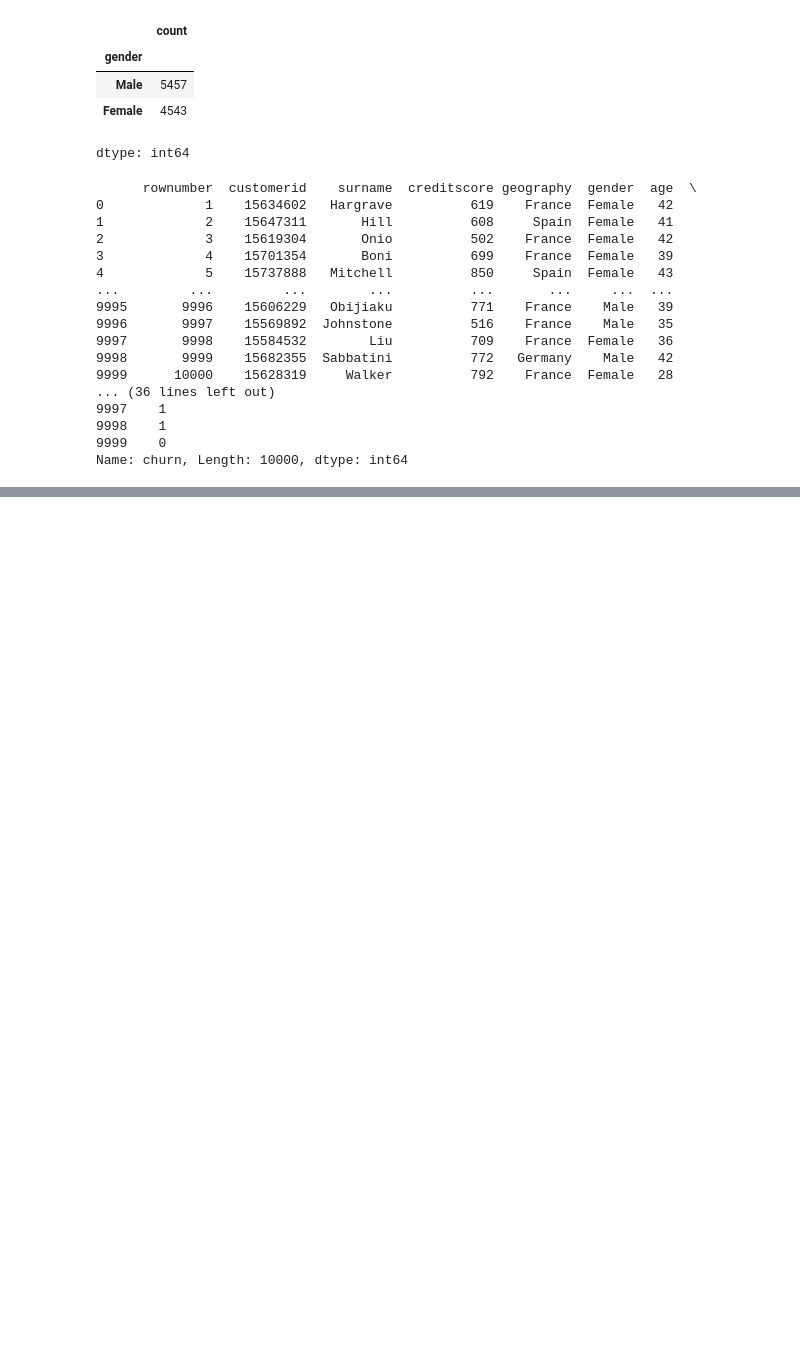
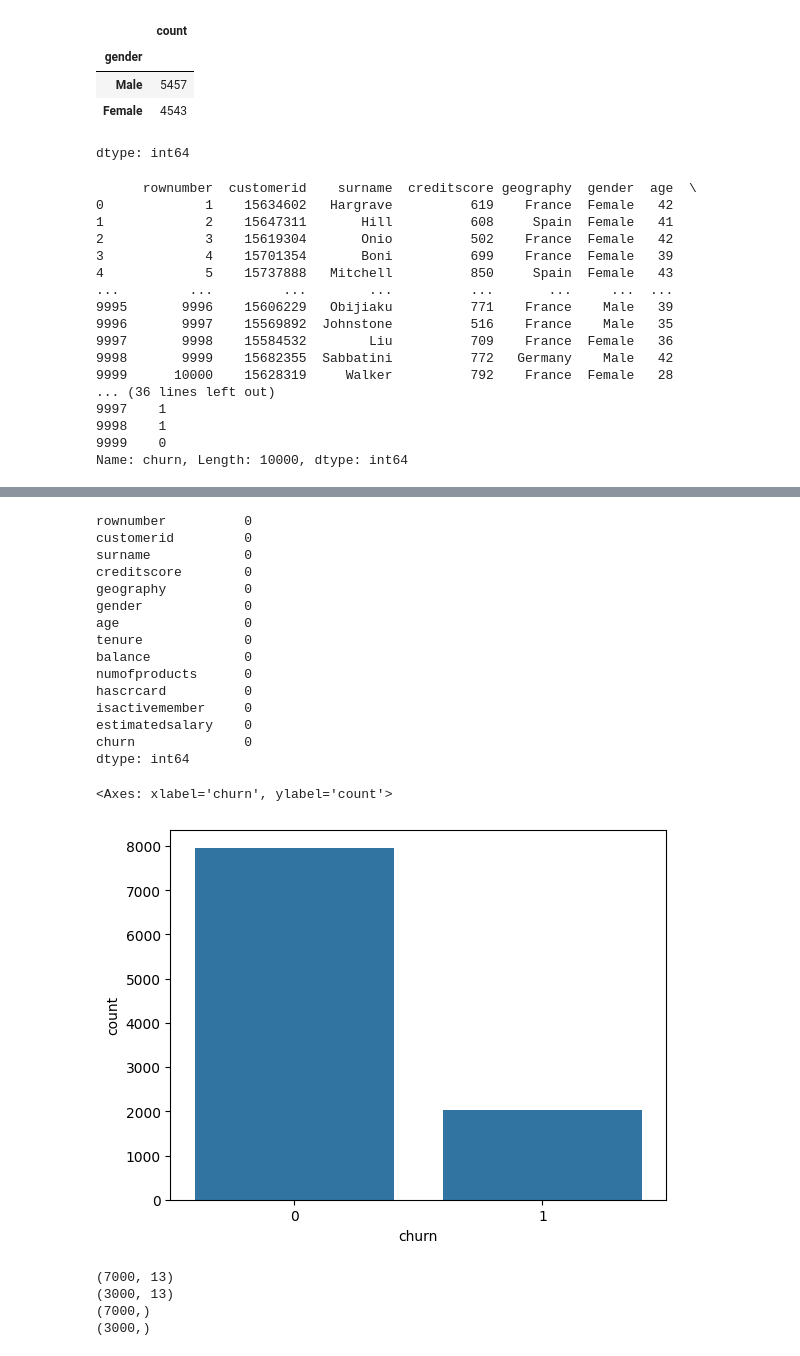
Before and after one commit to Srivadhsan/Srivadhsan, a Jupyter notebook: app.ipynb, the cells around one changed output, grey strips where cells are left out. Cells and saved outputs as stored; diff of their text form; code cells hidden in the pictures; blank space fills up the shorter version.

```diff
--- a/app.ipynb
+++ b/app.ipynb
@@ -150,0 +166,24 @@ from sklearn.metrics import accuracy_score
+# %%
+
+print(df.isnull().sum())
+
+import seaborn as sns
+sns.countplot(x='churn', data=df)
+# %% [output]
+rownumber          0
+customerid         0
+surname            0
+creditscore        0
+geography          0
+gender             0
+age                0
+tenure             0
+balance            0
+numofproducts      0
+hascrcard          0
+isactivemember     0
+estimatedsalary    0
+churn              0
+dtype: int64
+<Axes: xlabel='churn', ylabel='count'>
+[figure, added]
@@ -150,0 +192,10 @@ from sklearn.metrics import accuracy_score
+# %%
+print(X_train.shape)
+print(X_test.shape)
+print(y_train.shape)
+print(y_test.shape)
+# %% [output]
+(7000, 13)
+(3000, 13)
+(7000,)
+(3000,)
```
Also changed, not shown: parts of 26 cells of this notebook.
